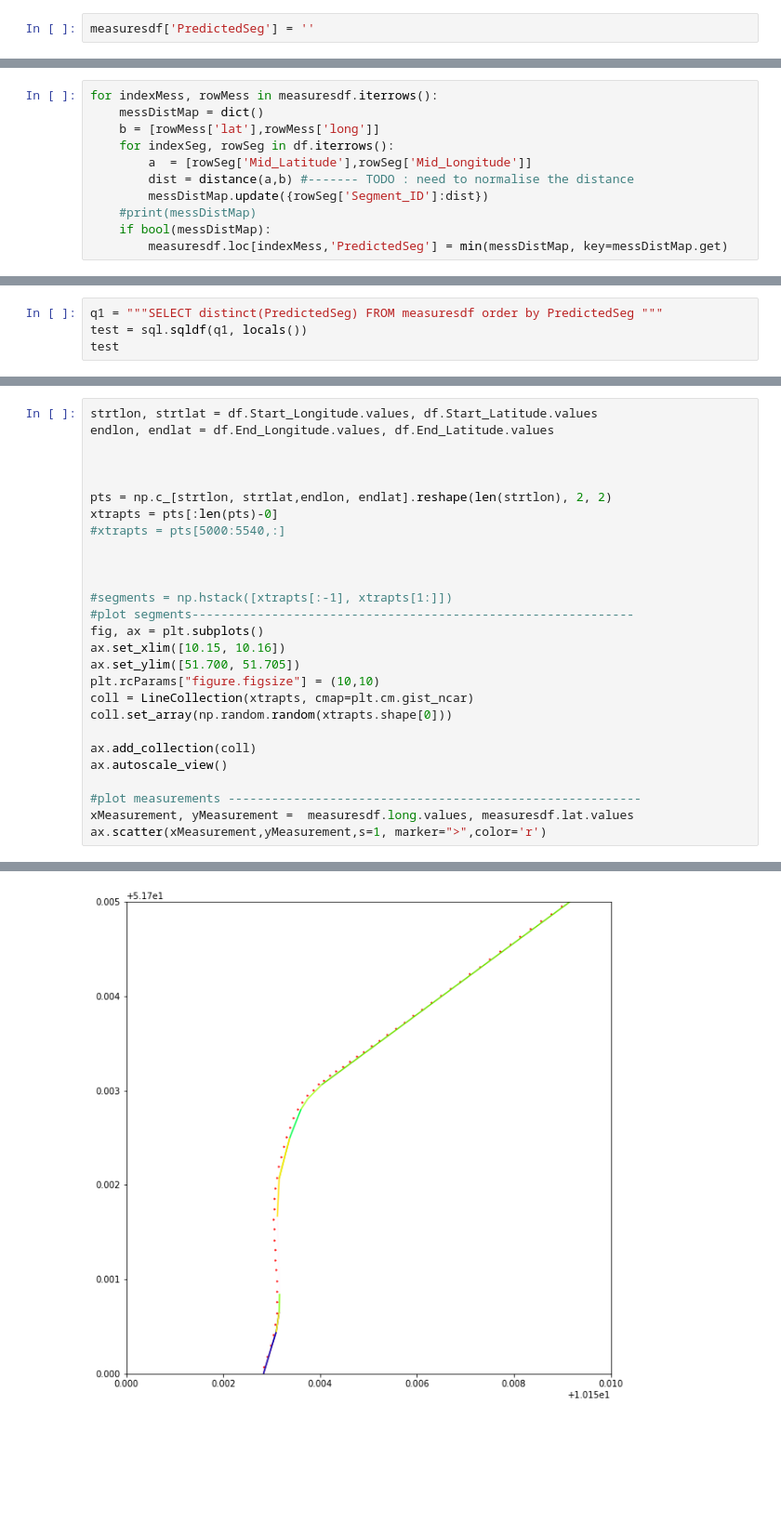
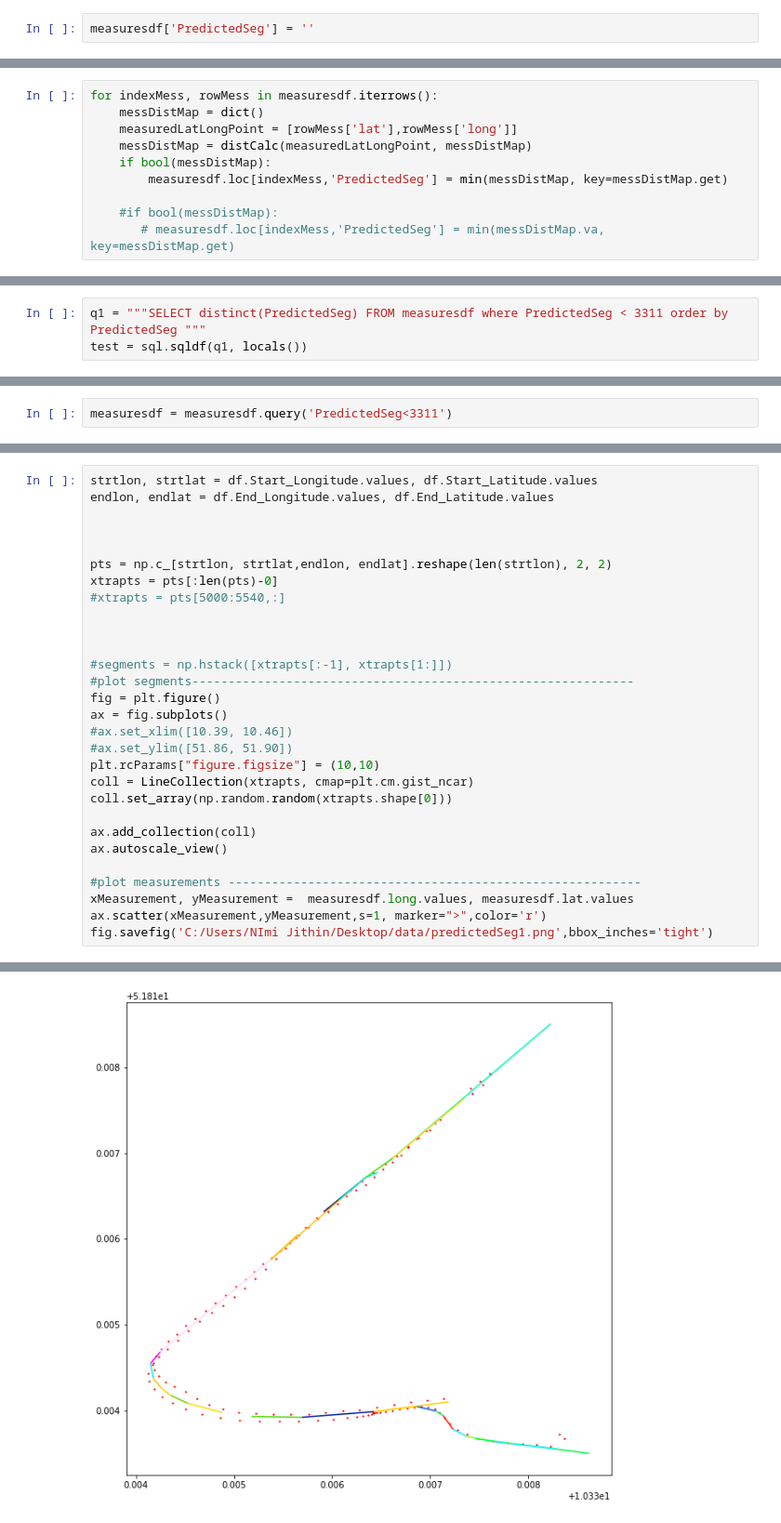
Before and after one commit to NimiJithin/test, a Jupyter notebook: research-08-08.ipynb, the cells around one changed output, grey strips where cells are left out. Shown at 93% size. Cells and saved outputs as stored; diff of their text form; blank space fills up the shorter version.

```diff
--- a/research-08-08.ipynb
+++ b/research-08-08.ipynb
@@ -102,3 +157,13 @@ measuresdf['PredictedSeg'] = ''
+# %%
+for indexMess, rowMess in measuresdf.iterrows():
+    messDistMap = dict()
+    measuredLatLongPoint = [rowMess['lat'],rowMess['long']]
+    messDistMap = distCalc(measuredLatLongPoint, messDistMap)
+    if bool(messDistMap):
+        measuresdf.loc[indexMess,'PredictedSeg'] = min(messDistMap, key=messDistMap.get)
+
+    #if bool(messDistMap):
+       # measuresdf.loc[indexMess,'PredictedSeg'] = min(messDistMap.va, key=messDistMap.get)
 # %%
 measuresdf.head()
 # %% [output]
@@ -111,11 +175,0 @@ measuresdf.head()
-# %%
-for indexMess, rowMess in measuresdf.iterrows():
-    messDistMap = dict()
-    b = [rowMess['lat'],rowMess['long']]
-    for indexSeg, rowSeg in df.iterrows():
-        a  = [rowSeg['Mid_Latitude'],rowSeg['Mid_Longitude']]
-        dist = distance(a,b) #------- TODO : need to normalise the distance
-        messDistMap.update({rowSeg['Segment_ID']:dist})
-    #print(messDistMap)
-    if bool(messDistMap):
-        measuresdf.loc[indexMess,'PredictedSeg'] = min(messDistMap, key=messDistMap.get)
@@ -143,4 +178,3 @@ measuresdf
 # %%
-q1 = """SELECT distinct(PredictedSeg) FROM measuresdf order by PredictedSeg """
+q1 = """SELECT distinct(PredictedSeg) FROM measuresdf where PredictedSeg < 3311 order by PredictedSeg """
 test = sql.sqldf(q1, locals())
-test
@@ -166,2 +181,4 @@ test
+# %%
+measuresdf = measuresdf.query('PredictedSeg<3311')
 # %%
 df = df[df['Segment_ID'].isin(test['PredictedSeg'])]
@@ -180,9 +197,10 @@ xtrapts = pts[:len(pts)-0]
 
 #segments = np.hstack([xtrapts[:-1], xtrapts[1:]])
 #plot segments-------------------------------------------------------------
-fig, ax = plt.subplots()
-ax.set_xlim([10.15, 10.16])
-ax.set_ylim([51.700, 51.705])
+fig = plt.figure()
+ax = fig.subplots()
+#ax.set_xlim([10.39, 10.46])
+#ax.set_ylim([51.86, 51.90])
 plt.rcParams["figure.figsize"] = (10,10)
 coll = LineCollection(xtrapts, cmap=plt.cm.gist_ncar)
 coll.set_array(np.random.random(xtrapts.shape[0]))
@@ -193,4 +211,5 @@ ax.autoscale_view()
 #plot measurements ---------------------------------------------------------
 xMeasurement, yMeasurement =  measuresdf.long.values, measuresdf.lat.values
 ax.scatter(xMeasurement,yMeasurement,s=1, marker=">",color='r')
+fig.savefig('C:/Users/NImi Jithin/Desktop/data/predictedSeg1.png',bbox_inches='tight')
 # %% [output]
@@ -198 +216 @@ ax.scatter(xMeasurement,yMeasurement,s=1, marker=">",color='r')
-[figure, old version]
+[figure, new version]
```
Also changed, not shown: parts of 24 cells of this notebook.
